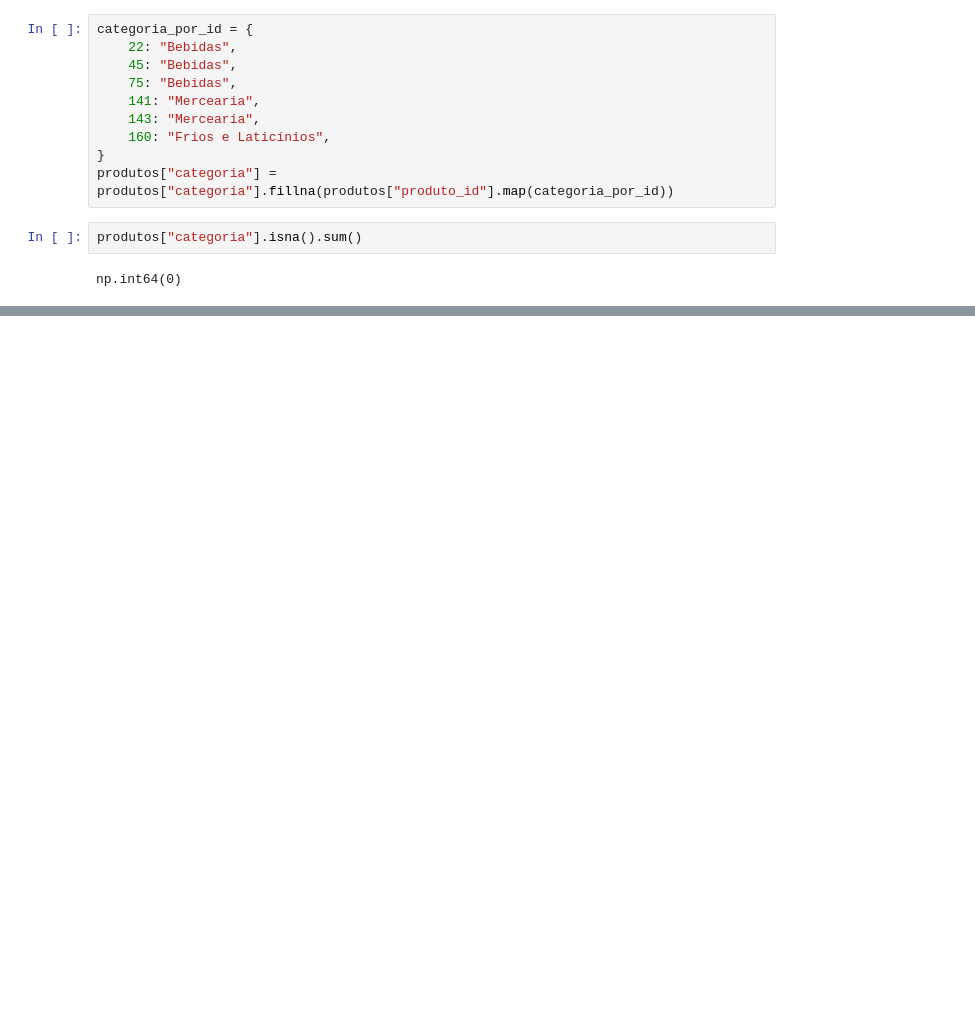
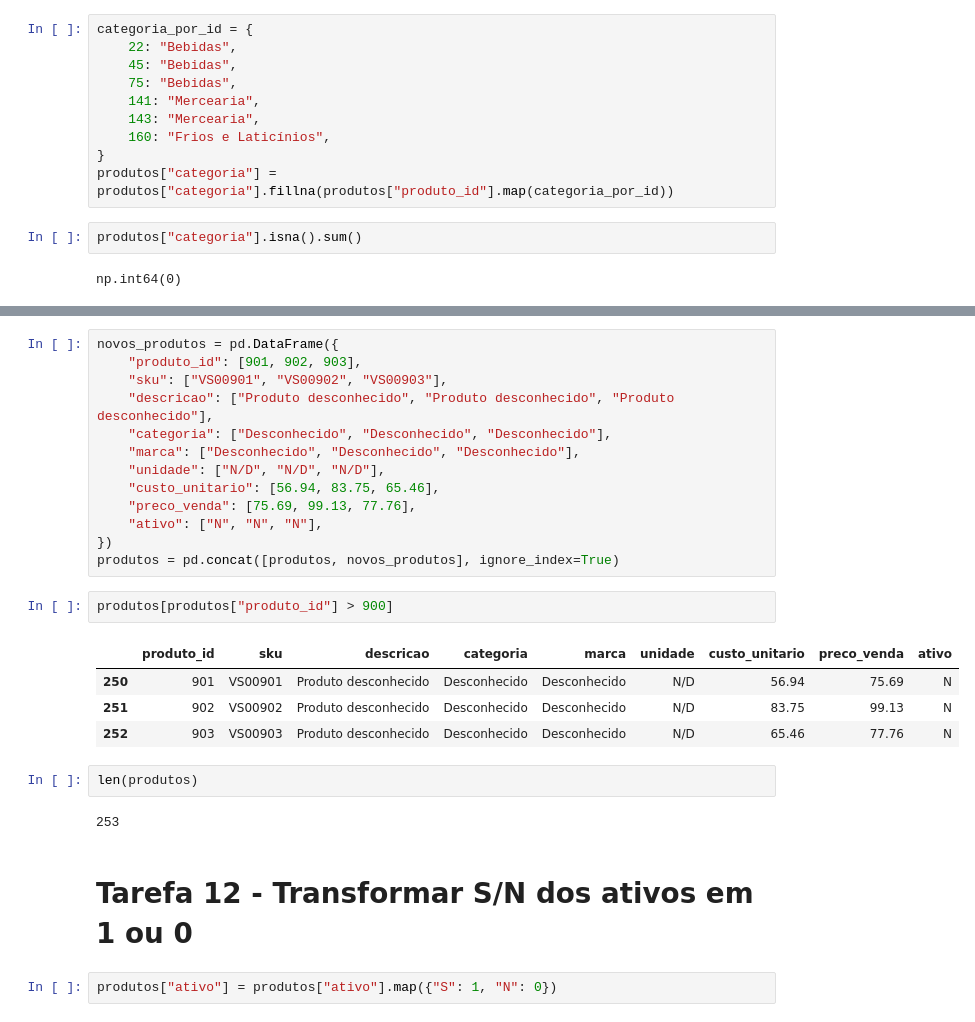
Before and after one commit to fernandesnic/distribuidora-vale-sul, a Jupyter notebook: notebooks/02_limpeza.ipynb, the cells around one changed output, grey strips where cells are left out. Saved outputs shown, nothing was run; the diff lists cells and outputs as text; blank space fills up the shorter version.

```diff
--- a/notebooks/02_limpeza.ipynb
+++ b/notebooks/02_limpeza.ipynb
@@ -208,0 +244,28 @@ np.int64(0)
+# %%
+novos_produtos = pd.DataFrame({
+    "produto_id": [901, 902, 903],
+    "sku": ["VS00901", "VS00902", "VS00903"],
+    "descricao": ["Produto desconhecido", "Produto desconhecido", "Produto desconhecido"],
+    "categoria": ["Desconhecido", "Desconhecido", "Desconhecido"],
+    "marca": ["Desconhecido", "Desconhecido", "Desconhecido"],
+    "unidade": ["N/D", "N/D", "N/D"],
+    "custo_unitario": [56.94, 83.75, 65.46],
+    "preco_venda": [75.69, 99.13, 77.76],
+    "ativo": ["N", "N", "N"],
+})
+produtos = pd.concat([produtos, novos_produtos], ignore_index=True)
+# %%
+produtos[produtos["produto_id"] > 900]
+# %% [output]
+|  | produto_id | sku | descricao | categoria | marca | unidade | custo_unitario | preco_venda | ativo |
+| 250 | 901 | VS00901 | Produto desconhecido | Desconhecido | Desconhecido | N/D | 56.94 | 75.69 | N |
+| 251 | 902 | VS00902 | Produto desconhecido | Desconhecido | Desconhecido | N/D | 83.75 | 99.13 | N |
+| 252 | 903 | VS00903 | Produto desconhecido | Desconhecido | Desconhecido | N/D | 65.46 | 77.76 | N |
+# %%
+len(produtos)
+# %% [output]
+253
+# %% [markdown]
+# Tarefa 12 - Transformar S/N dos ativos em 1 ou 0
+# %%
+produtos["ativo"] = produtos["ativo"].map({"S": 1, "N": 0})
```
Also changed, not shown: parts of 19 cells of this notebook.
